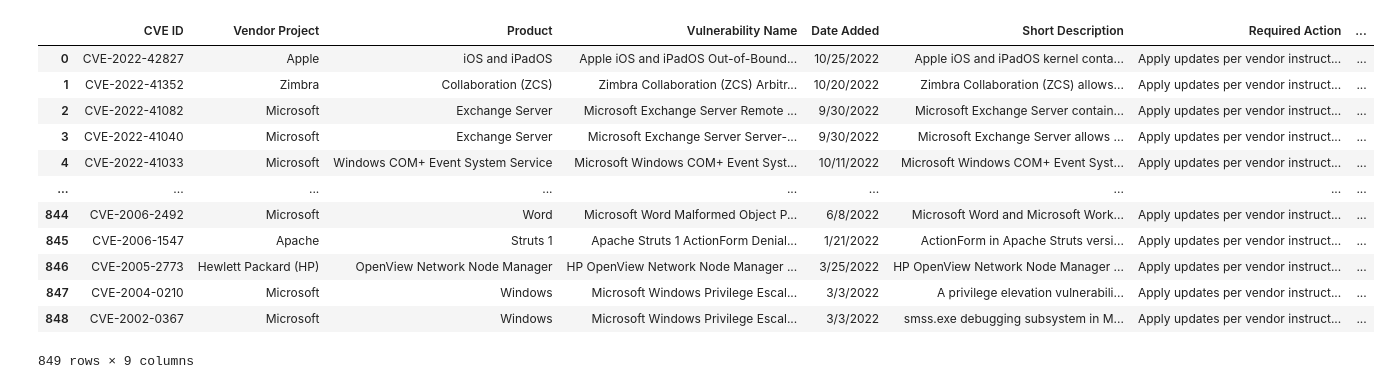
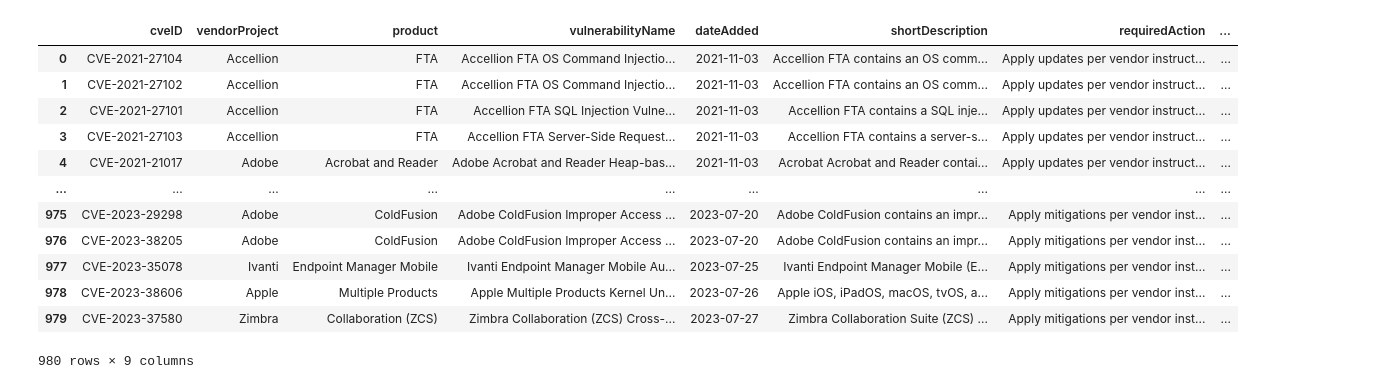
Before and after one commit to brunoodon/4_workshop_misp, a Jupyter notebook: Hunting_automatizado_de_CVE_recentemente_exploradas.ipynb, the cells around one changed output. Drawn from its saved outputs; the diff is of its cells as text; code cells hidden in the pictures.

```diff
--- a/Hunting_automatizado_de_CVE_recentemente_exploradas.ipynb
+++ b/Hunting_automatizado_de_CVE_recentemente_exploradas.ipynb
@@ -65,21 +68,21 @@ display(inventory)
 # %%
 #lendo e dando 'print' no dataset de vulnerabilidades com exploit recente
-exploited_cve = pd.read_csv(url_cve)
+exploited_cve = pd.read_csv(url_cisa)
 display(exploited_cve)
 # %% [output]
-|  | CVE ID | Vendor Project | Product | Vulnerability Name | Date Added | Short Description | Required Action | ... |
-| 0 | CVE-2022-42827 | Apple | iOS and iPadOS | Apple iOS and iPadOS Out-of-Bound... | 10/25/2022 | Apple iOS and iPadOS kernel conta... | Apply updates per vendor instruct... | ... |
-| 1 | CVE-2022-41352 | Zimbra | Collaboration (ZCS) | Zimbra Collaboration (ZCS) Arbitr... | 10/20/2022 | Zimbra Collaboration (ZCS) allows... | Apply updates per vendor instruct... | ... |
-| 2 | CVE-2022-41082 | Microsoft | Exchange Server | Microsoft Exchange Server Remote ... | 9/30/2022 | Microsoft Exchange Server contain... | Apply updates per vendor instruct... | ... |
-| 3 | CVE-2022-41040 | Microsoft | Exchange Server | Microsoft Exchange Server Server-... | 9/30/2022 | Microsoft Exchange Server allows ... | Apply updates per vendor instruct... | ... |
-| 4 | CVE-2022-41033 | Microsoft | Windows COM+ Event System Service | Microsoft Windows COM+ Event Syst... | 10/11/2022 | Microsoft Windows COM+ Event Syst... | Apply updates per vendor instruct... | ... |
+|  | cveID | vendorProject | product | vulnerabilityName | dateAdded | shortDescription | requiredAction | ... |
+| 0 | CVE-2021-27104 | Accellion | FTA | Accellion FTA OS Command Injectio... | 2021-11-03 | Accellion FTA contains an OS comm... | Apply updates per vendor instruct... | ... |
+| 1 | CVE-2021-27102 | Accellion | FTA | Accellion FTA OS Command Injectio... | 2021-11-03 | Accellion FTA contains an OS comm... | Apply updates per vendor instruct... | ... |
+| 2 | CVE-2021-27101 | Accellion | FTA | Accellion FTA SQL Injection Vulne... | 2021-11-03 | Accellion FTA contains a SQL inje... | Apply updates per vendor instruct... | ... |
+| 3 | CVE-2021-27103 | Accellion | FTA | Accellion FTA Server-Side Request... | 2021-11-03 | Accellion FTA contains a server-s... | Apply updates per vendor instruct... | ... |
+| 4 | CVE-2021-21017 | Adobe | Acrobat and Reader | Adobe Acrobat and Reader Heap-bas... | 2021-11-03 | Acrobat Acrobat and Reader contai... | Apply updates per vendor instruct... | ... |
 | ... | ... | ... | ... | ... | ... | ... | ... | ... |
-| 844 | CVE-2006-2492 | Microsoft | Word | Microsoft Word Malformed Object P... | 6/8/2022 | Microsoft Word and Microsoft Work... | Apply updates per vendor instruct... | ... |
-| 845 | CVE-2006-1547 | Apache | Struts 1 | Apache Struts 1 ActionForm Denial... | 1/21/2022 | ActionForm in Apache Struts versi... | Apply updates per vendor instruct... | ... |
-| 846 | CVE-2005-2773 | Hewlett Packard (HP) | OpenView Network Node Manager | HP OpenView Network Node Manager ... | 3/25/2022 | HP OpenView Network Node Manager ... | Apply updates per vendor instruct... | ... |
-| 847 | CVE-2004-0210 | Microsoft | Windows | Microsoft Windows Privilege Escal... | 3/3/2022 | A privilege elevation vulnerabili... | Apply updates per vendor instruct... | ... |
-| 848 | CVE-2002-0367 | Microsoft | Windows | Microsoft Windows Privilege Escal... | 3/3/2022 | smss.exe debugging subsystem in M... | Apply updates per vendor instruct... | ... |
+| 975 | CVE-2023-29298 | Adobe | ColdFusion | Adobe ColdFusion Improper Access ... | 2023-07-20 | Adobe ColdFusion contains an impr... | Apply mitigations per vendor inst... | ... |
+| 976 | CVE-2023-38205 | Adobe | ColdFusion | Adobe ColdFusion Improper Access ... | 2023-07-20 | Adobe ColdFusion contains an impr... | Apply mitigations per vendor inst... | ... |
+| 977 | CVE-2023-35078 | Ivanti | Endpoint Manager Mobile | Ivanti Endpoint Manager Mobile Au... | 2023-07-25 | Ivanti Endpoint Manager Mobile (E... | Apply mitigations per vendor inst... | ... |
+| 978 | CVE-2023-38606 | Apple | Multiple Products | Apple Multiple Products Kernel Un... | 2023-07-26 | Apple iOS, iPadOS, macOS, tvOS, a... | Apply mitigations per vendor inst... | ... |
+| 979 | CVE-2023-37580 | Zimbra | Collaboration (ZCS) | Zimbra Collaboration (ZCS) Cross-... | 2023-07-27 | Zimbra Collaboration Suite (ZCS) ... | Apply mitigations per vendor inst... | ... |
-849 rows × 9 columns
+980 rows × 9 columns
 # %%
 #percorrendo cada linha do dataset de inventário de ativos do cliente
 for a in range(len(inventory)):
```
Also changed, not shown: parts of 6 cells of this notebook.
